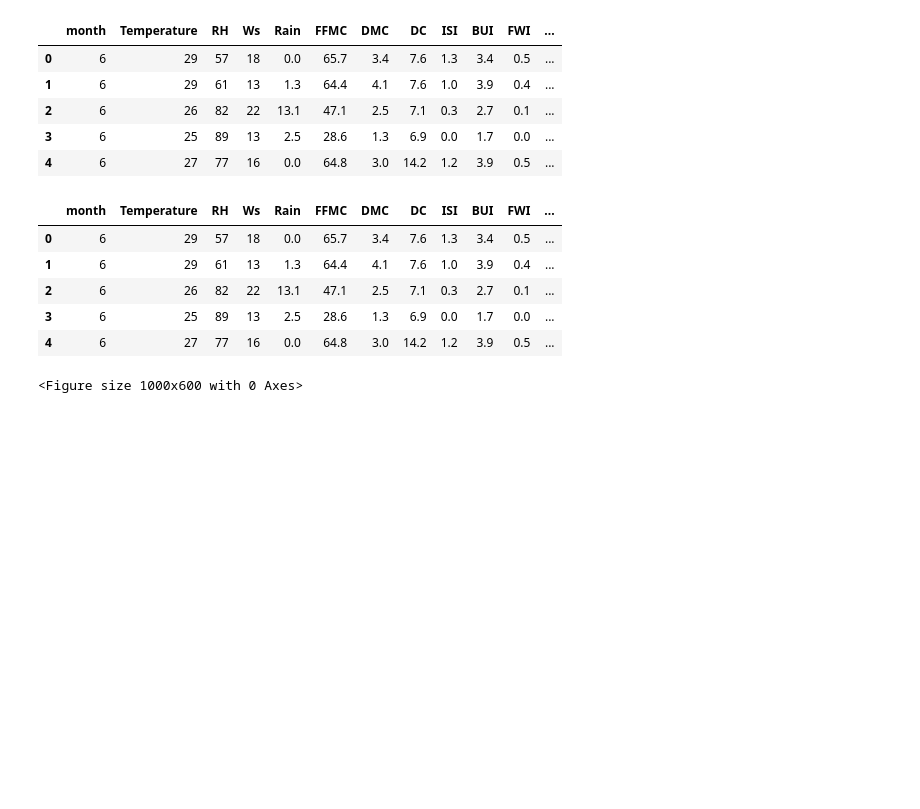
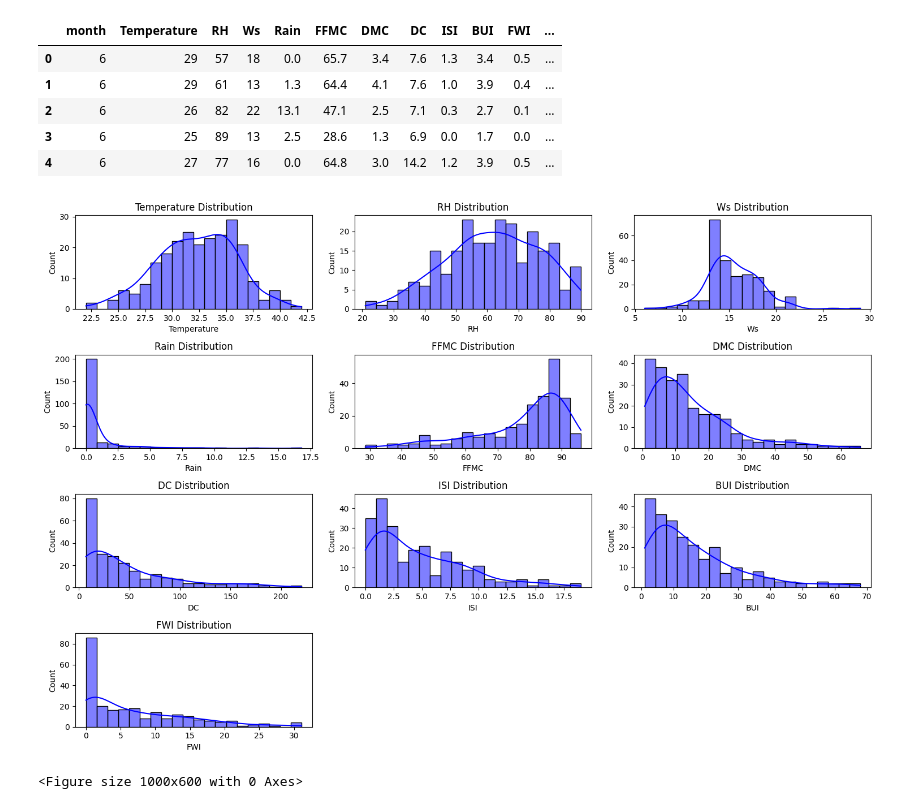
Before and after one commit to BahaaAY/FireWatcher-ML-Models, a Jupyter notebook: model-1/algerian-forest-fires.ipynb, the cells around one changed output. Cells and saved outputs as stored; diff of their text form; code cells hidden in the pictures; blank space fills up the shorter version.

```diff
--- a/model-1/algerian-forest-fires.ipynb
+++ b/model-1/algerian-forest-fires.ipynb
@@ -113,19 +145,24 @@ df.head()
 | 2 | 6 | 26 | 82 | 22 | 13.1 | 47.1 | 2.5 | 7.1 | 0.3 | 2.7 | 0.1 | ... |
 | 3 | 6 | 25 | 89 | 13 | 2.5 | 28.6 | 1.3 | 6.9 | 0.0 | 1.7 | 0.0 | ... |
 | 4 | 6 | 27 | 77 | 16 | 0.0 | 64.8 | 3.0 | 14.2 | 1.2 | 3.9 | 0.5 | ... |
-# %%
-
-# Mapping 'fire' to 1 and 'not fire' to 0
-df['Classes'] = df['Classes'].map({'fire': 1, 'not fire': 0}).astype(int)
-
-df.head()
-# %% [output]
-|  | month | Temperature | RH | Ws | Rain | FFMC | DMC | DC | ISI | BUI | FWI | ... |
-| 0 | 6 | 29 | 57 | 18 | 0.0 | 65.7 | 3.4 | 7.6 | 1.3 | 3.4 | 0.5 | ... |
-| 1 | 6 | 29 | 61 | 13 | 1.3 | 64.4 | 4.1 | 7.6 | 1.0 | 3.9 | 0.4 | ... |
-| 2 | 6 | 26 | 82 | 22 | 13.1 | 47.1 | 2.5 | 7.1 | 0.3 | 2.7 | 0.1 | ... |
-| 3 | 6 | 25 | 89 | 13 | 2.5 | 28.6 | 1.3 | 6.9 | 0.0 | 1.7 | 0.0 | ... |
-| 4 | 6 | 27 | 77 | 16 | 0.0 | 64.8 | 3.0 | 14.2 | 1.2 | 3.9 | 0.5 | ... |
+# %%
+
+# Set the size of the overall figure
+plt.figure(figsize=(15, 10))
+
+# Get the number of features (columns) in the DataFrame, excluding the first and last ones
+num_features = df.shape[1] - 2
+
+# Create a subplot for each feature, excluding the first and last columns
+for i, column in enumerate(df.columns[1:-1]):  # This excludes the first and last columns from the iteration
+    plt.subplot((num_features + 2) // 3, 3, i + 1)  # Adjust the number of rows and columns as needed
+    sns.histplot(df[column], bins=20, kde=True, color='blue')
+    plt.title(f'{column} Distribution')
+
+plt.tight_layout()
+plt.show()
+# %% [output]
+[figure, added]
 # %%
 # Now lets check FFMC column
 # plot the FFMC column
```
Also changed, not shown: parts of 15 cells of this notebook, 1 other file.
